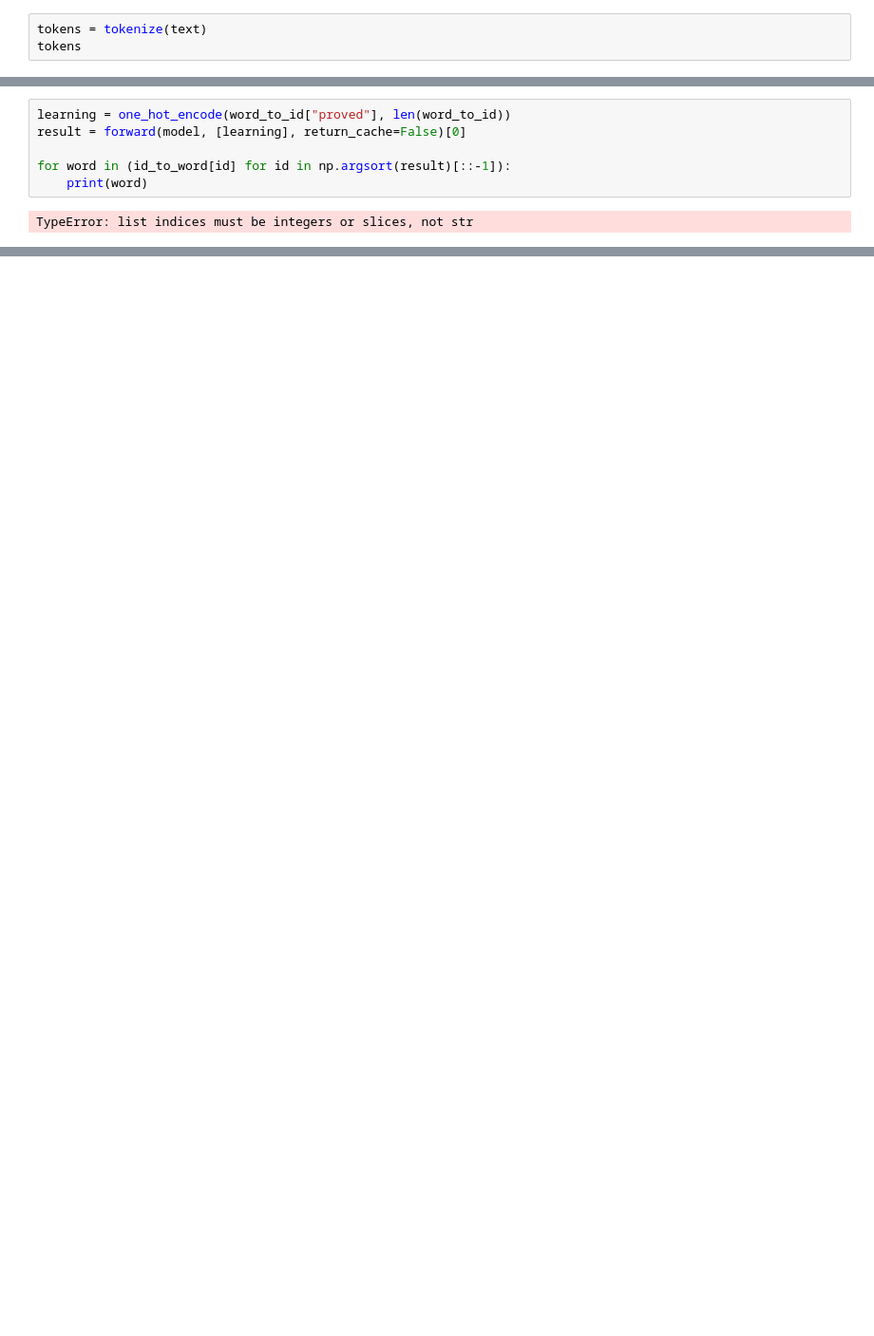
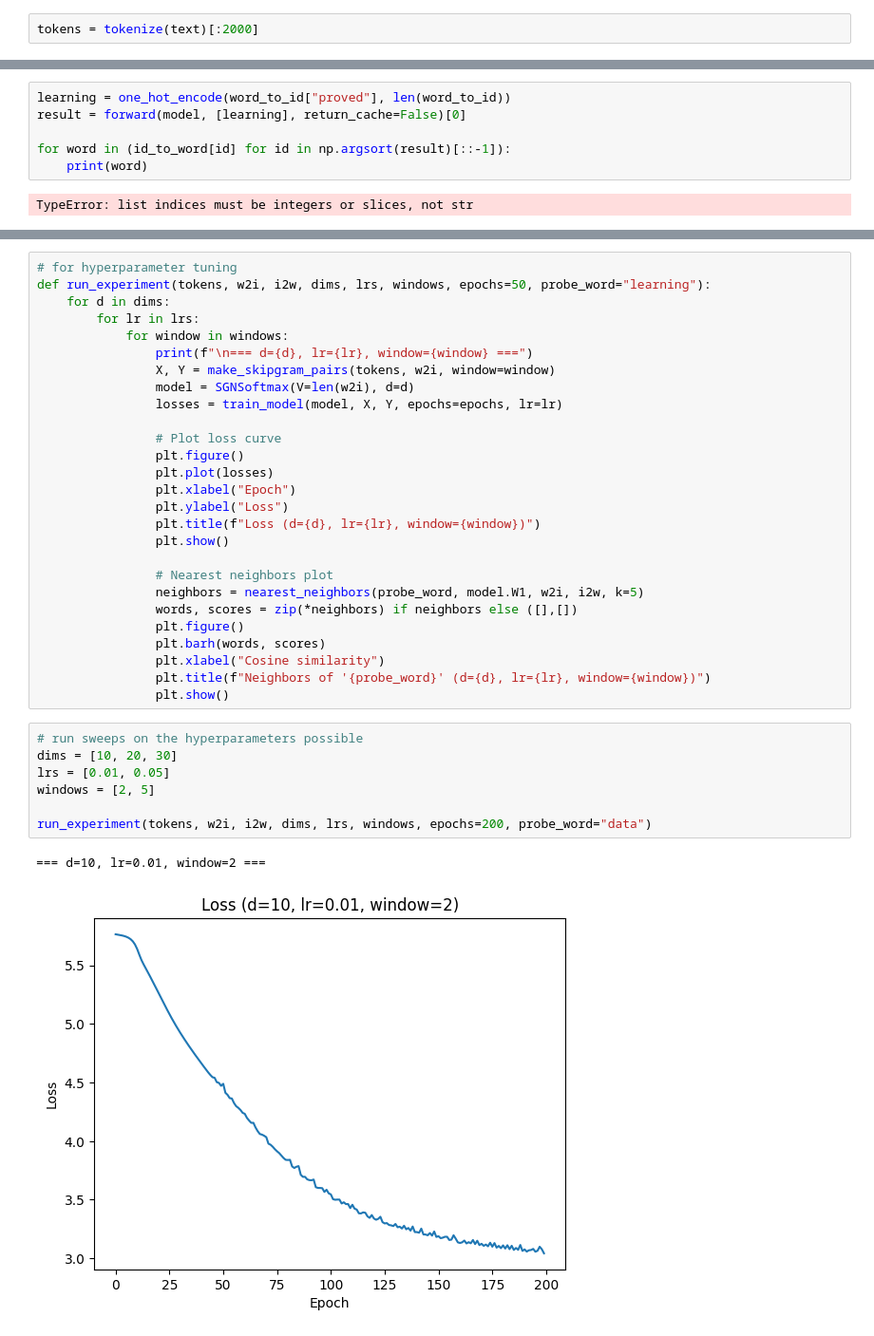
Before and after one commit to vats98754/word2vec-from-scratch, a Jupyter notebook: word2vec.ipynb, the cells around one changed output, grey strips where cells are left out. Shown at 95% size. Saved outputs shown, nothing was run; the diff lists cells and outputs as text; blank space fills up the shorter version.

```diff
--- a/word2vec.ipynb
+++ b/word2vec.ipynb
@@ -29,3 +52,2 @@ def tokenize(text):
 # %%
-tokens = tokenize(text)
-tokens
+tokens = tokenize(text)[:2000]
@@ -201,0 +314,37 @@ TypeError: list indices must be integers or slices, not str
+# %%
+# for hyperparameter tuning
+def run_experiment(tokens, w2i, i2w, dims, lrs, windows, epochs=50, probe_word="learning"):
+    for d in dims:
+        for lr in lrs:
+            for window in windows:
+                print(f"\n=== d={d}, lr={lr}, window={window} ===")
+                X, Y = make_skipgram_pairs(tokens, w2i, window=window)
+                model = SGNSoftmax(V=len(w2i), d=d)
+                losses = train_model(model, X, Y, epochs=epochs, lr=lr)
+
+                # Plot loss curve
+                plt.figure()
+                plt.plot(losses)
+                plt.xlabel("Epoch")
+                plt.ylabel("Loss")
+                plt.title(f"Loss (d={d}, lr={lr}, window={window})")
+                plt.show()
+
+                # Nearest neighbors plot
+                neighbors = nearest_neighbors(probe_word, model.W1, w2i, i2w, k=5)
+                words, scores = zip(*neighbors) if neighbors else ([],[])
+                plt.figure()
+                plt.barh(words, scores)
+                plt.xlabel("Cosine similarity")
+                plt.title(f"Neighbors of '{probe_word}' (d={d}, lr={lr}, window={window})")
+                plt.show()
+# %%
+# run sweeps on the hyperparameters possible
+dims = [10, 20, 30]
+lrs = [0.01, 0.05]
+windows = [2, 5]
+
+run_experiment(tokens, w2i, i2w, dims, lrs, windows, epochs=200, probe_word="data")
+# %% [output]
+=== d=10, lr=0.01, window=2 ===
+[figure, added]
```
Also changed, not shown: parts of 27 cells of this notebook.
